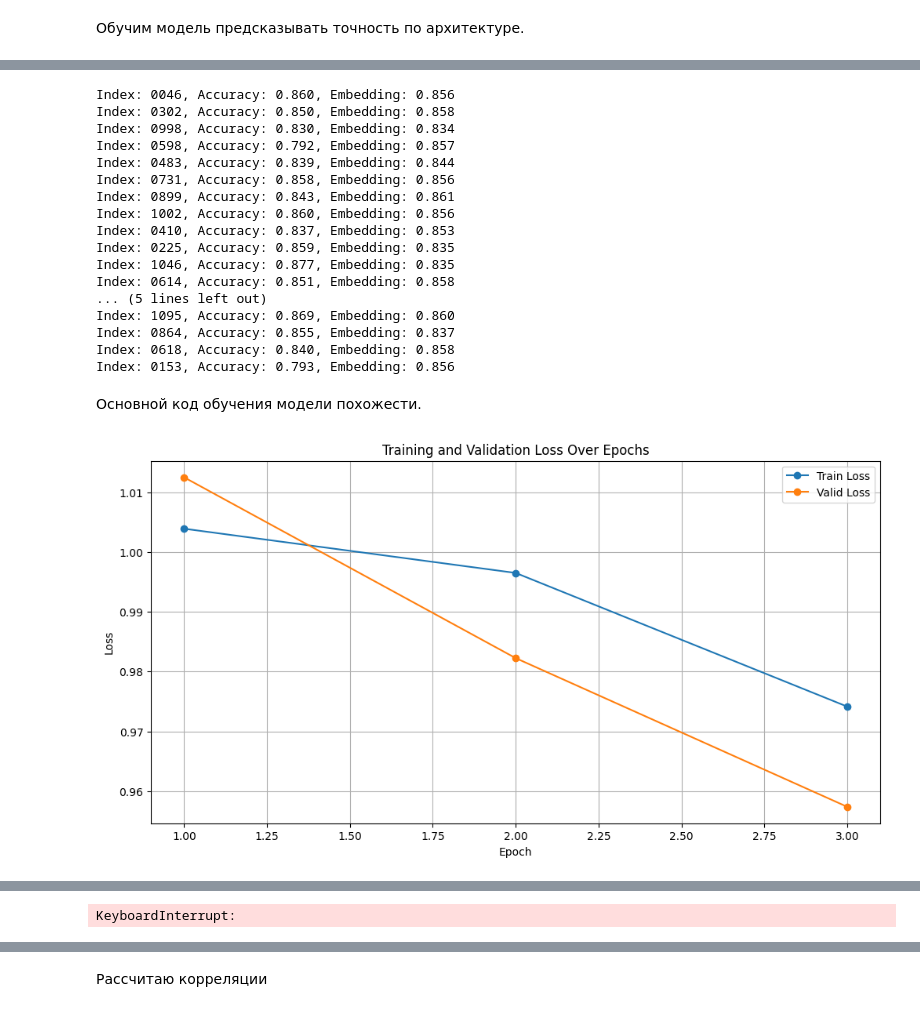
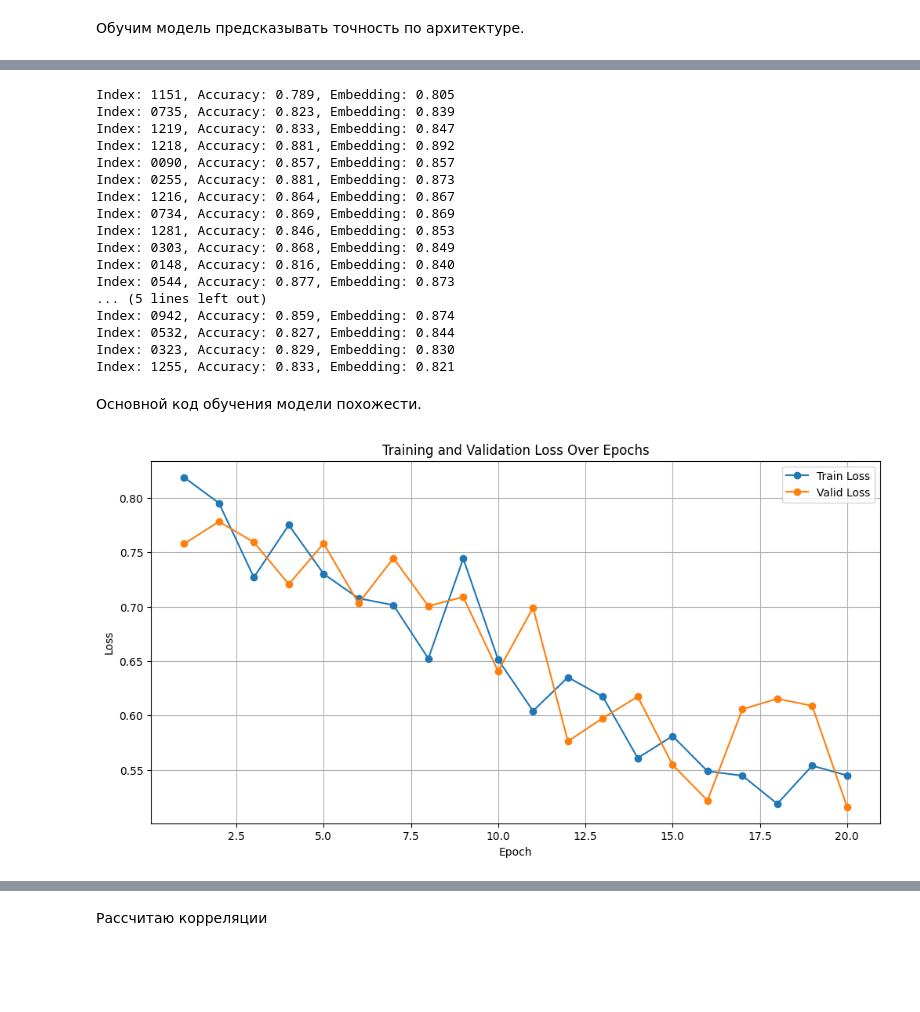
Before and after one commit to intsystems/predicator-function-for-neural-networks, a Jupyter notebook: code/gcn-training.ipynb, the cells around one changed output, grey strips where cells are left out. Drawn from its saved outputs; the diff is of its cells as text; code cells hidden in the pictures; blank space fills up the shorter version.

```diff
--- a/code/gcn-training.ipynb
+++ b/code/gcn-training.ipynb
@@ -30,6 +30,9 @@ from itertools import combinations
 from multiprocessing import Pool, cpu_count
 
 # Custom imports
+import sys
+sys.path.insert(1, "/kaggle/input/second-dataset/dependecies")
+
 from Graph import Graph
 from GCN import (
     GCN,
@@ -40,6 +43,8 @@ from GCN import (
     train_model_diversity,
     get_positive_and_negative
 )
+
+device = torch.device("cuda" if torch.cuda.is_available() else "cpu")
 # %% [markdown]
 Основные операция DARTS search space. Добавил 'none' для начальных вершин.
 # %%
@@ -100,7 +105,7 @@ def load_json_from_directory(directory_path):
                         print(f"Error decoding JSON from file {file_path}: {e}")
     return json_data
 # %%
-models_dict = load_json_from_directory('third_dataset')
+models_dict = load_json_from_directory('/kaggle/input/second-dataset/third_dataset')
 # %% [markdown]
 Посмотрю как распределена точность моделей
 # %%
@@ -292,8 +297,8 @@ plt.show()
 def create_discrete_diversity_matrix(models_dict, diversity_matrix):
     discrete_diversity_matrix = np.zeros((len(models_dict), len(models_dict)))
 
-    upper_margins = np.quantile(diversity_matrix, 0.75, axis=1)
-    lower_margins = np.quantile(diversity_matrix, 0.25, axis=1)
+    upper_margins = np.quantile(diversity_matrix, 0.9, axis=1)
+    lower_margins = np.quantile(diversity_matrix, 0.1, axis=1)
 
     discrete_diversity_matrix[diversity_matrix > upper_margins[:, None]] = 1
     discrete_diversity_matrix[diversity_matrix < lower_margins[:, None]] = -1
@@ -386,50 +385,49 @@ Epoch 15, Train Loss: 0.0000, Valid Loss: 0.0000, LR: 0.000013
 # %%
-embeddings = extract_embeddings(model_accuracy, train_dataset, device="cpu")[0]
-for i, (adj, features, index, accuracy) in enumerate(train_dataset):
+embeddings = extract_embeddings(model_accuracy, valid_dataset, device=device)[0]
+for i, (adj, features, index, accuracy) in enumerate(valid_dataset):
     print(f"Index: {index:04d}, Accuracy: {accuracy.item():.3f}, Embedding: {embeddings[i][0]:.3f}")
     if i >= 20:
         break
 # %% [output]
-Index: 0046, Accuracy: 0.860, Embedding: 0.856
-Index: 0302, Accuracy: 0.850, Embedding: 0.858
-Index: 0998, Accuracy: 0.830, Embedding: 0.834
-Index: 0598, Accuracy: 0.792, Embedding: 0.857
-Index: 0483, Accuracy: 0.839, Embedding: 0.844
-Index: 0731, Accuracy: 0.858, Embedding: 0.856
-Index: 0899, Accuracy: 0.843, Embedding: 0.861
-Index: 1002, Accuracy: 0.860, Embedding: 0.856
-Index: 0410, Accuracy: 0.837, Embedding: 0.853
-Index: 0225, Accuracy: 0.859, Embedding: 0.835
-Index: 1046, Accuracy: 0.877, Embedding: 0.835
-Index: 0614, Accuracy: 0.851, Embedding: 0.858
+Index: 1151, Accuracy: 0.789, Embedding: 0.805
+Index: 0735, Accuracy: 0.823, Embedding: 0.839
+Index: 1219, Accuracy: 0.833, Embedding: 0.847
+Index: 1218, Accuracy: 0.881, Embedding: 0.892
+Index: 0090, Accuracy: 0.857, Embedding: 0.857
+Index: 0255, Accuracy: 0.881, Embedding: 0.873
+Index: 1216, Accuracy: 0.864, Embedding: 0.867
+Index: 0734, Accuracy: 0.869, Embedding: 0.869
+Index: 1281, Accuracy: 0.846, Embedding: 0.853
+Index: 0303, Accuracy: 0.868, Embedding: 0.849
+Index: 0148, Accuracy: 0.816, Embedding: 0.840
+Index: 0544, Accuracy: 0.877, Embedding: 0.873
 ... (5 lines left out)
-Index: 1095, Accuracy: 0.869, Embedding: 0.860
-Index: 0864, Accuracy: 0.855, Embedding: 0.837
-Index: 0618, Accuracy: 0.840, Embedding: 0.858
-Index: 0153, Accuracy: 0.793, Embedding: 0.856
+Index: 0942, Accuracy: 0.859, Embedding: 0.874
+Index: 0532, Accuracy: 0.827, Embedding: 0.844
+Index: 0323, Accuracy: 0.829, Embedding: 0.830
+Index: 1255, Accuracy: 0.833, Embedding: 0.821
 # %%
 input_dim = graphs_dataset[0][1].shape[1]
 hidden_dim = 256  # Размерность скрытого слоя
 output_dim = 16
-num_epochs = 10
+num_epochs = 20
 
 model = GCN(input_dim, output_dim, dropout=0.1)
-optimizer = torch.optim.AdamW(model.parameters(), lr=1e-4)
+optimizer = torch.optim.AdamW(model.parameters(), lr=1e-3)
 criterion = lambda anchor, positive, negative: triplet_loss(anchor, positive, negative, margin=1)
 # %% [markdown]
 Основной код обучения модели похожести.
 # %%
 train_model_diversity(
     model,
     train_dataset,
     valid_dataset,
-    discrete_diversity_matrix_train,
-    discrete_diversity_matrix_valid,
+    discrete_diversity_matrix,
     optimizer,
     criterion,
     num_epochs,
-    device="cpu",
+    device=device,
     developer_mode=False,
 );
 # %% [output]
-[figure, old version]
+[figure, new version]
@@ -437,4 +435,3 @@ Epoch 3, Train Loss: 0.9741, Valid Loss: 0.9574, LR: 0.000100
-KeyboardInterrupt:
 # %%
 def visualize_clusters(model, train_dataset, device="cpu", min_samples=3, xi=0.025, min_cluster_size=3):
   """
```
Also changed, not shown: parts of 18 cells of this notebook, 6 other files.
